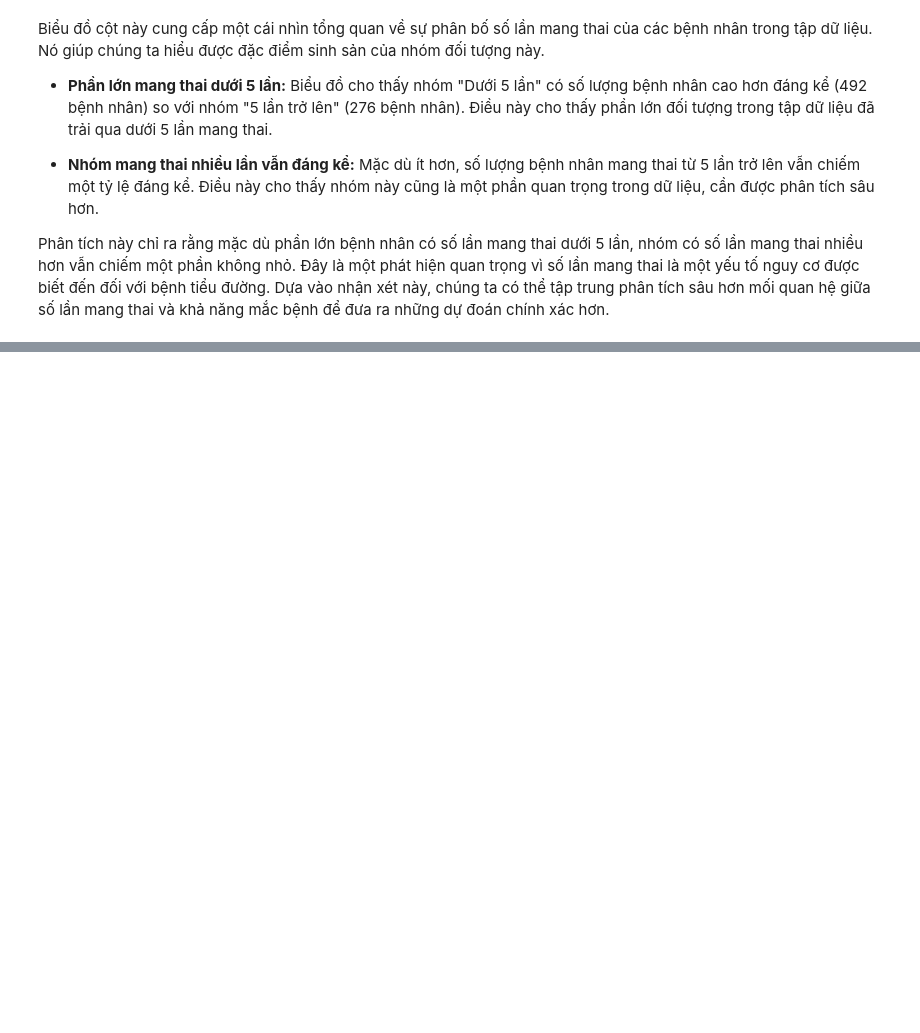
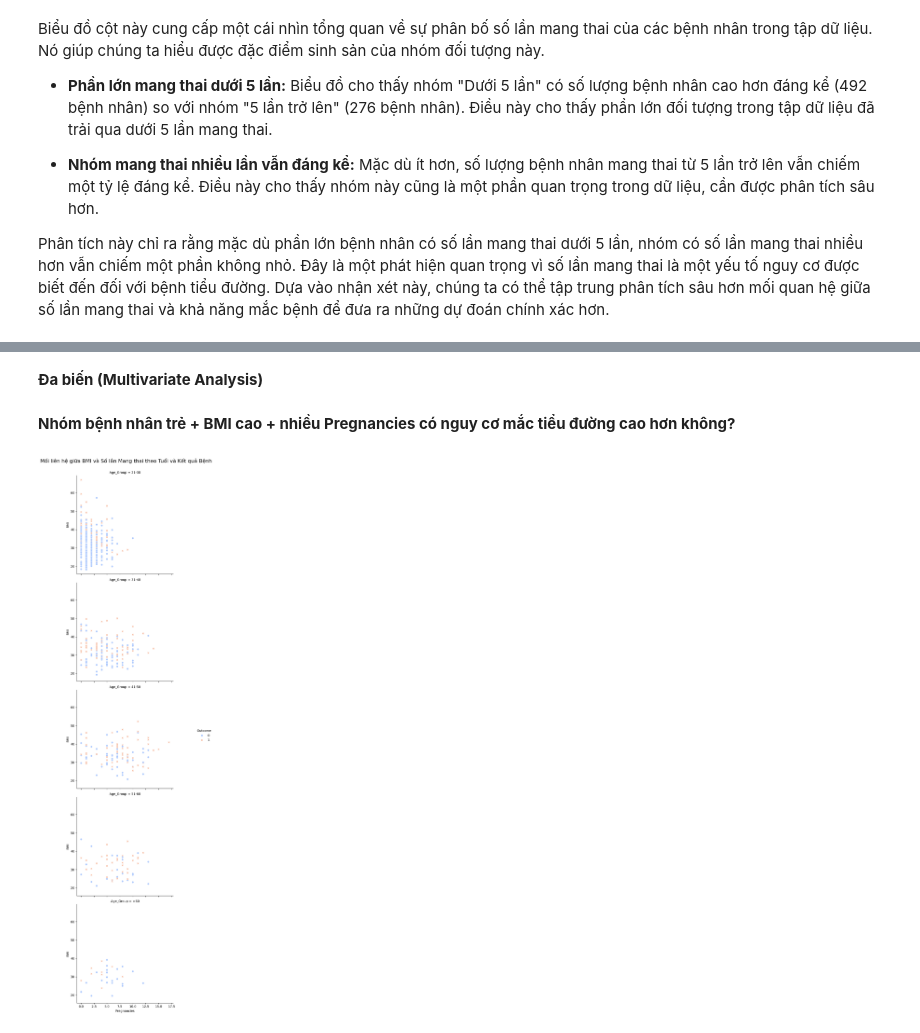
Before and after one commit to Mint0511/PTDL-25-26, a Jupyter notebook: minh.ipynb, the cells around one changed output, grey strips where cells are left out. Saved outputs shown, nothing was run; the diff lists cells and outputs as text; code cells hidden in the pictures; blank space fills up the shorter version.

Commit message:
Được tạo bằng Colab

```diff
--- a/minh.ipynb
+++ b/minh.ipynb
@@ -667,0 +822,28 @@ Phân tích này chỉ ra rằng mặc dù phần lớn bệnh nhân có số l
+# %% [markdown]
+**Đa biến (Multivariate Analysis)**
+# %% [markdown]
+**Nhóm bệnh nhân trẻ + BMI cao + nhiều Pregnancies có nguy cơ mắc tiểu đường cao hơn không?**
+# %%
+# Bước 1: Phân loại Tuổi thành các nhóm để dễ phân tích
+bins_age = [20, 30, 40, 50, 60, df1['Age'].max()]
+labels_age = ['21-30', '31-40', '41-50', '51-60', '>60']
+df1['Age_Group'] = pd.cut(df1['Age'], bins=bins_age, labels=labels_age, right=False)
+
+# Bước 2: Tạo biểu đồ phân tán với các ô được chia theo nhóm tuổi
+sns.relplot(
+    data=df1,
+    x='Pregnancies',
+    y='BMI',
+    row='Age_Group', # Phân tách theo Nhóm tuổi
+    hue='Outcome',
+    palette='coolwarm',
+    style='Outcome'
+)
+
+# Thêm tiêu đề chung
+plt.subplots_adjust(top=0.95)
+plt.suptitle('Mối liên hệ giữa BMI và Số lần Mang thai theo Tuổi và Kết quả Bệnh', fontsize=16)
+
+plt.show()
+# %% [output]
+[figure, added]
```
Also changed, not shown: parts of 13 cells of this notebook.
